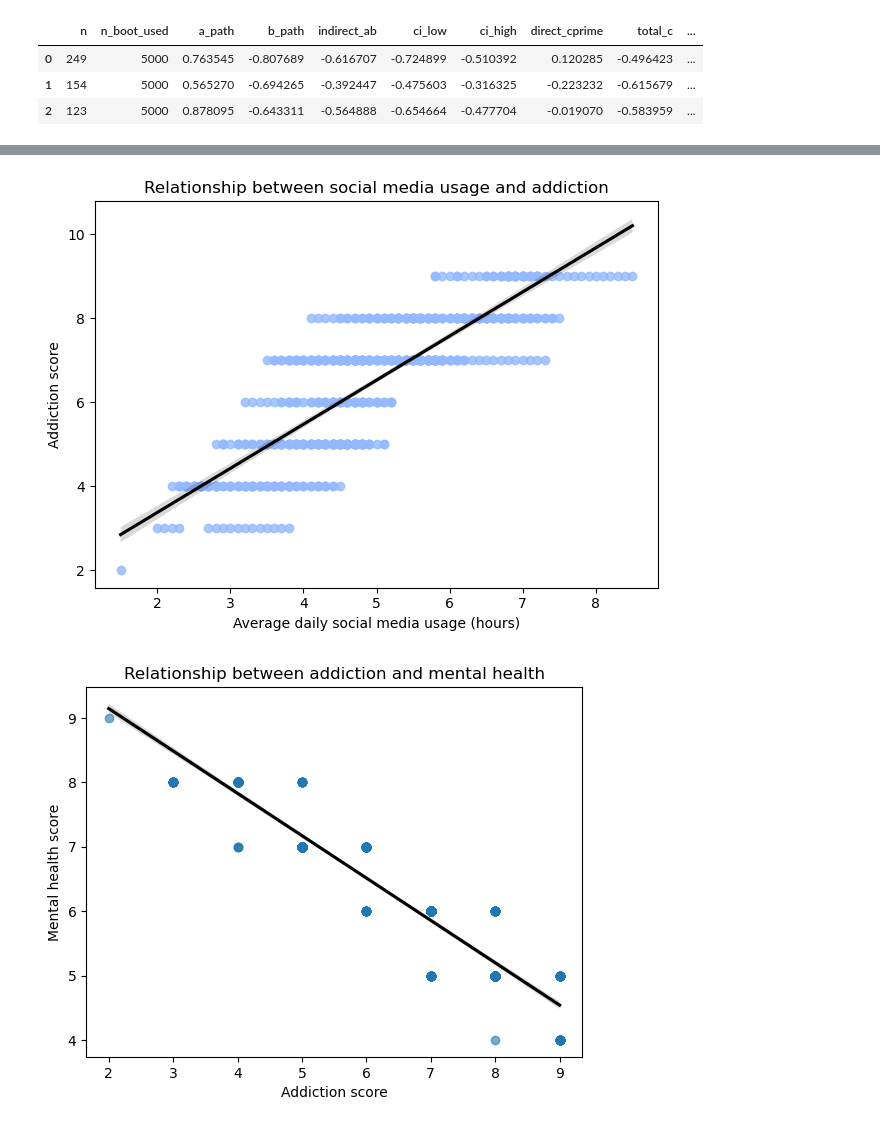
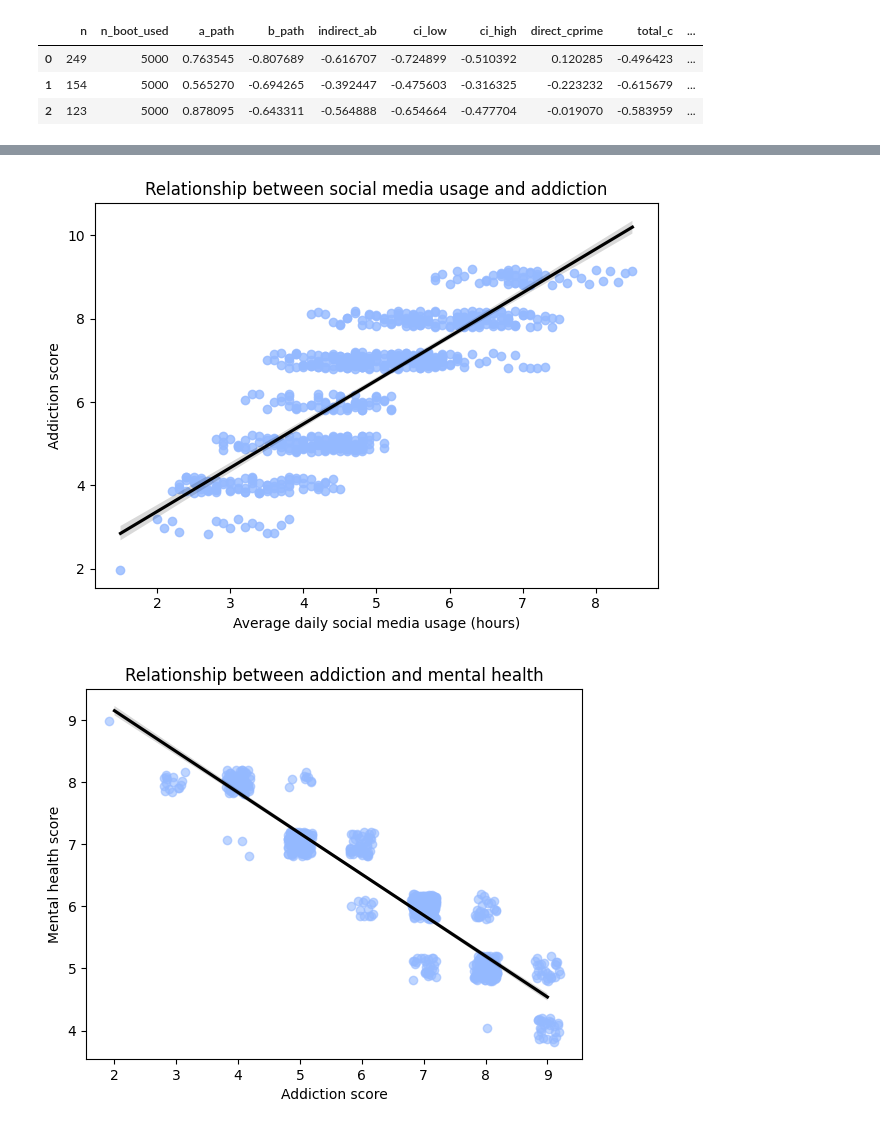
Before and after one commit to konrda15/FCSS_Group1, a Jupyter notebook: project_fcss.ipynb, the cells around one changed output, grey strips where cells are left out. Cells and saved outputs as stored; diff of their text form; code cells hidden in the pictures.

```diff
--- a/project_fcss.ipynb
+++ b/project_fcss.ipynb
@@ -7,7 +7,7 @@ import matplotlib.pyplot as plt
 import seaborn as sns
 
 # for reproducibility change the working directory accordingly
-df = pd.read_csv("C:\\Users\\43677\\OneDrive - Universität Graz\\Uni\\Master\\1. Semester\\VU Foundations of CSS\\Group project\\Data\\Students Social Media Addiction.csv")
+df = pd.read_csv("C:Students Social Media Addiction.csv")
 df.head()
 # %% [output]
 |  | Student_ID | Age | Gender | Academic_Level | Country | Avg_Daily_Usage_Hours | Most_Used_Platform | ... |
@@ -244,7 +313,9 @@ sns.regplot(
     data=data,
     x="Avg_Daily_Usage_Hours",
     y="Addicted_Score",
-    line_kws={"color": "black"}
+    line_kws={"color": "black"},
+    y_jitter=0.2
+
 )
 plt.xlabel("Average daily social media usage (hours)")
 plt.ylabel("Addiction score")
@@ -253,19 +324,22 @@ plt.title("Relationship between social media usage and addiction")
 plt.tight_layout()
 plt.show()
 # %% [output]
-[figure, old version]
+[figure, new version]
 # %%
 sns.regplot(
     data=data,
+    color = "#94b9ff",
     x="Addicted_Score",
     y="Mental_Health_Score",
     scatter_kws={"alpha": 0.6},
-    line_kws={"color": "black"}
+    line_kws={"color": "black"},
+    x_jitter=0.2,
+    y_jitter=0.2
 )
 
 plt.xlabel("Addiction score")
 plt.ylabel("Mental health score")
 plt.title("Relationship between addiction and mental health")
 plt.show()
 # %% [output]
-[figure, old version]
+[figure, new version]
```
Also changed, not shown: parts of 6 cells of this notebook, 1 other file.
